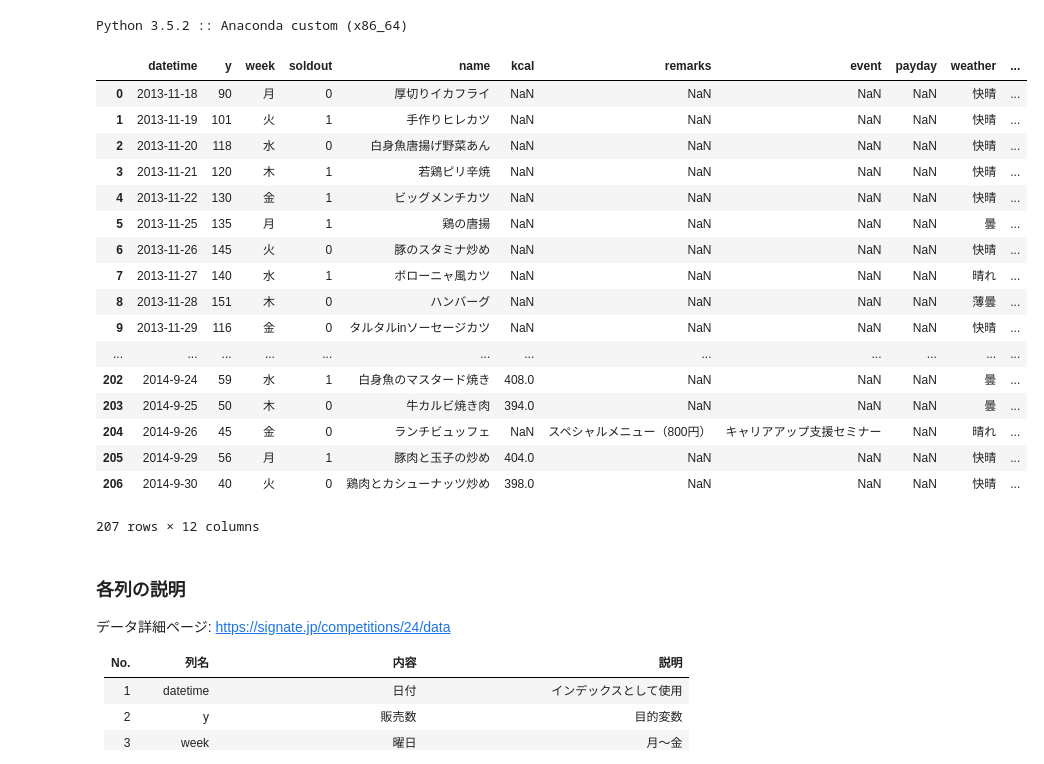
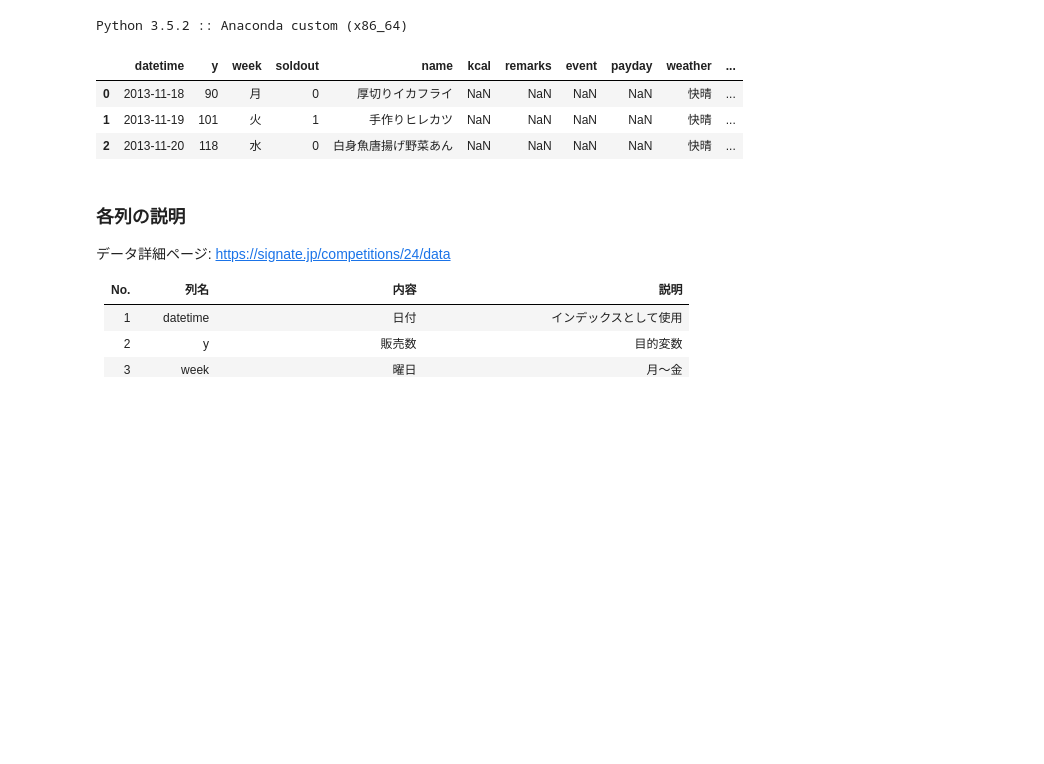
Before and after one commit to ysdyt/pandas_tutorial, a Jupyter notebook: pandas_tutorial.ipynb, the cells around one changed output. Cells and saved outputs as stored; diff of their text form; code cells hidden in the pictures; blank space fills up the shorter version.

```diff
--- a/pandas_tutorial.ipynb
+++ b/pandas_tutorial.ipynb
@@ -96,27 +96,13 @@ import pandas as pd
 # read_csvメソッドでお弁当需要予想に関するデータをcsvファイルとして読み込む
 df = pd.read_csv('./data/lunch_box.csv', sep=',')
 # %%
-# データの確認をする
-df
+# データの確認をする（最初の3行を表示）
+df.head(3)
 # %% [output]
 |  | datetime | y | week | soldout | name | kcal | remarks | event | payday | weather | ... |
 | 0 | 2013-11-18 | 90 | 月 | 0 | 厚切りイカフライ | NaN | NaN | NaN | NaN | 快晴 | ... |
 | 1 | 2013-11-19 | 101 | 火 | 1 | 手作りヒレカツ | NaN | NaN | NaN | NaN | 快晴 | ... |
 | 2 | 2013-11-20 | 118 | 水 | 0 | 白身魚唐揚げ野菜あん | NaN | NaN | NaN | NaN | 快晴 | ... |
-| 3 | 2013-11-21 | 120 | 木 | 1 | 若鶏ピリ辛焼 | NaN | NaN | NaN | NaN | 快晴 | ... |
-| 4 | 2013-11-22 | 130 | 金 | 1 | ビッグメンチカツ | NaN | NaN | NaN | NaN | 快晴 | ... |
-| 5 | 2013-11-25 | 135 | 月 | 1 | 鶏の唐揚 | NaN | NaN | NaN | NaN | 曇 | ... |
-| 6 | 2013-11-26 | 145 | 火 | 0 | 豚のスタミナ炒め | NaN | NaN | NaN | NaN | 快晴 | ... |
-| 7 | 2013-11-27 | 140 | 水 | 1 | ボローニャ風カツ | NaN | NaN | NaN | NaN | 晴れ | ... |
-| 8 | 2013-11-28 | 151 | 木 | 0 | ハンバーグ | NaN | NaN | NaN | NaN | 薄曇 | ... |
-| 9 | 2013-11-29 | 116 | 金 | 0 | タルタルinソーセージカツ | NaN | NaN | NaN | NaN | 快晴 | ... |
-| ... | ... | ... | ... | ... | ... | ... | ... | ... | ... | ... | ... |
-| 202 | 2014-9-24 | 59 | 水 | 1 | 白身魚のマスタード焼き | 408.0 | NaN | NaN | NaN | 曇 | ... |
-| 203 | 2014-9-25 | 50 | 木 | 0 | 牛カルビ焼き肉 | 394.0 | NaN | NaN | NaN | 曇 | ... |
-| 204 | 2014-9-26 | 45 | 金 | 0 | ランチビュッフェ | NaN | スペシャルメニュー（800円） | キャリアアップ支援セミナー | NaN | 晴れ | ... |
-| 205 | 2014-9-29 | 56 | 月 | 1 | 豚肉と玉子の炒め | 404.0 | NaN | NaN | NaN | 快晴 | ... |
-| 206 | 2014-9-30 | 40 | 火 | 0 | 鶏肉とカシューナッツ炒め | 398.0 | NaN | NaN | NaN | 快晴 | ... |
-207 rows × 12 columns
 # %% [markdown]
 ### 各列の説明
 データ詳細ページ: https://signate.jp/competitions/24/data
```
Also changed, not shown: parts of 16 cells of this notebook.
